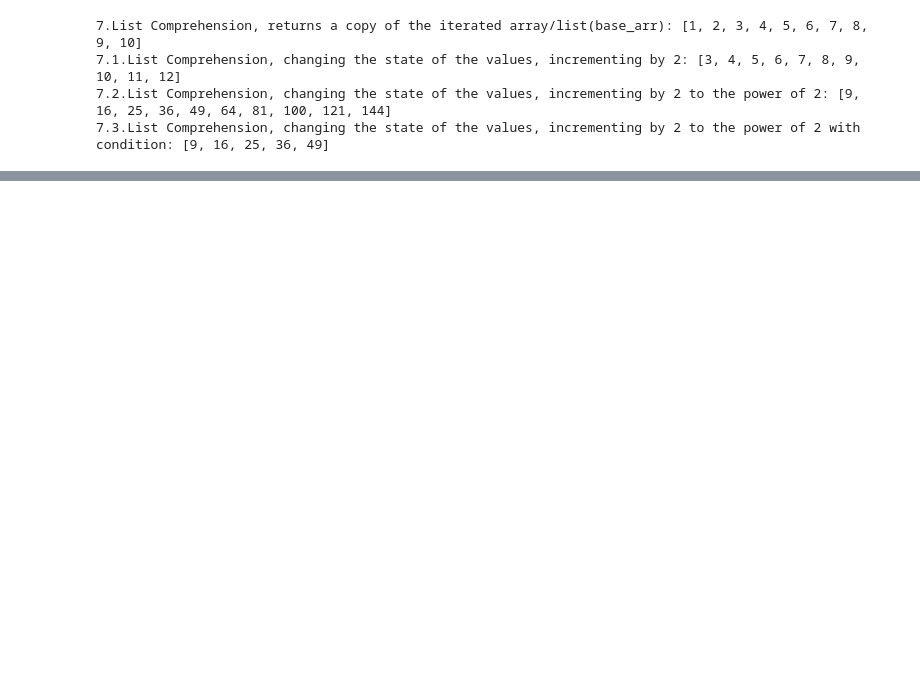
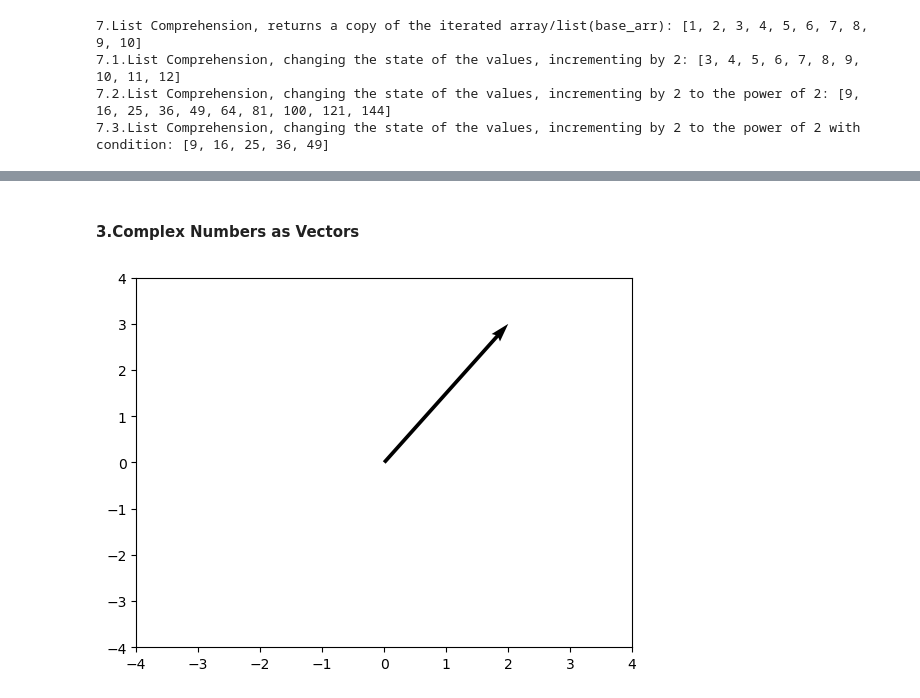
Before and after one commit to GeorgiKyshenko/Math-Concepts-with-Python, a Jupyter notebook: 02.Basic Algebra Homework.ipynb, the cells around one changed output, grey strips where cells are left out. Cells and saved outputs as stored; diff of their text form; code cells hidden in the pictures; blank space fills up the shorter version.

```diff
--- a/02.Basic Algebra Homework.ipynb
+++ b/02.Basic Algebra Homework.ipynb
@@ -55,0 +234,15 @@ print(f"7.3.List Comprehension, changing the state of the values, incrementing b
+# %% [markdown]
+#### 3.Complex Numbers as Vectors
+# %%
+# plotting single vector
+def plot_complex_number(z):
+    """
+    Plots the complex number z as a radius vector in the 2D space
+    """
+    plt.quiver(0, 0, z.real, z.imag, angles = "xy", scale_units = "xy", scale = 1)
+    plt.xticks(range(-4, 5))
+    plt.yticks(range(-4, 5))
+
+plot_complex_number(2 + 3j)
+# %% [output]
+[figure, added]
```
Also changed, not shown: parts of 18 cells of this notebook.
